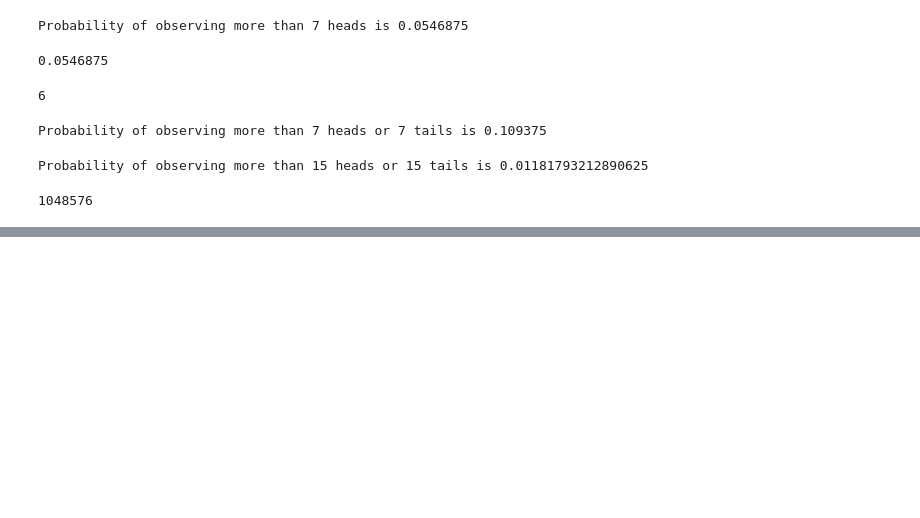
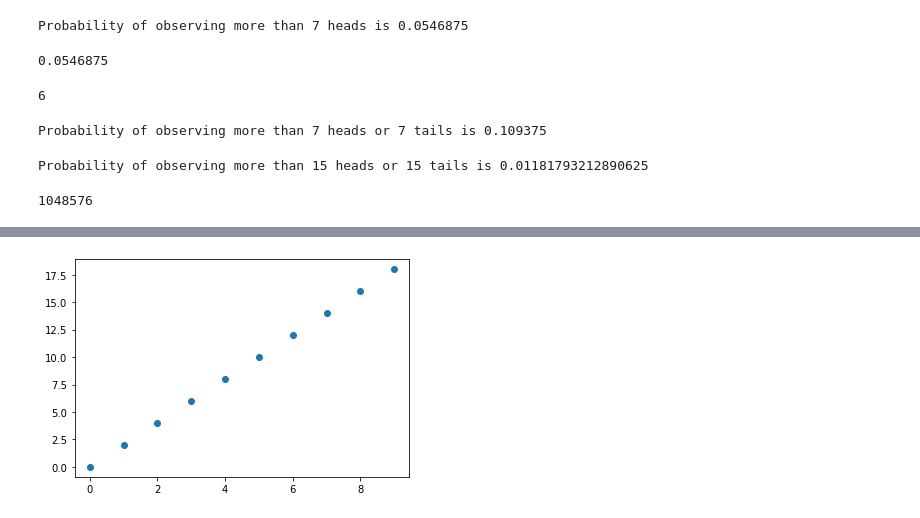
Before and after one commit to flyingdutch20/DataScienceBookcamp, a Jupyter notebook: 1.1 Probabilities.ipynb, the cells around one changed output, grey strips where cells are left out. Drawn from its saved outputs; the diff is of its cells as text; code cells hidden in the pictures; blank space fills up the shorter version.

```diff
--- a/1.1 Probabilities.ipynb
+++ b/1.1 Probabilities.ipynb
@@ -276,0 +290,5 @@ sum(weighted_sample_space_20_flips.values())
+# %%
+plt.scatter(x, y)
+plt.show()
+# %% [output]
+[figure, added]
```
Also changed, not shown: parts of 4 cells of this notebook.
